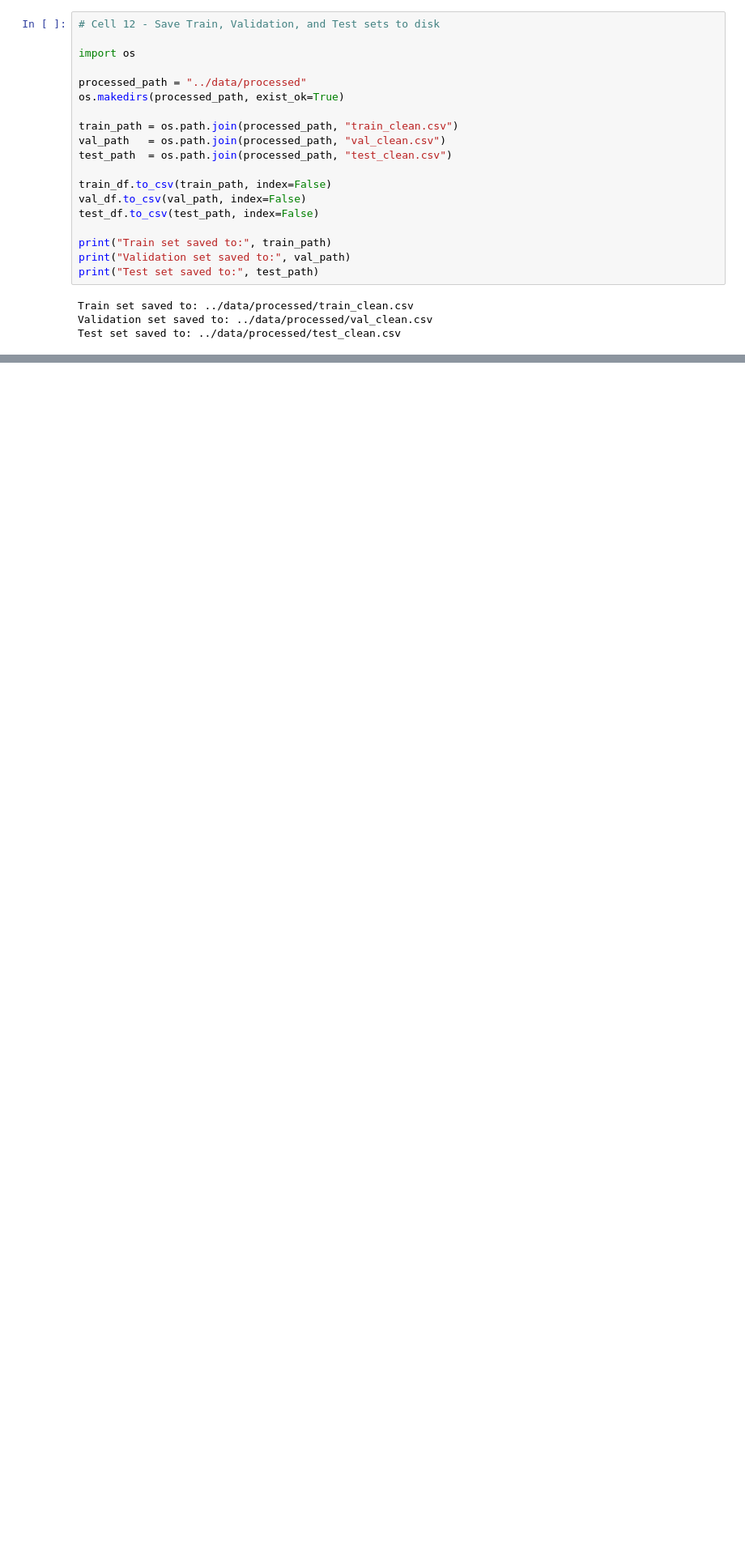
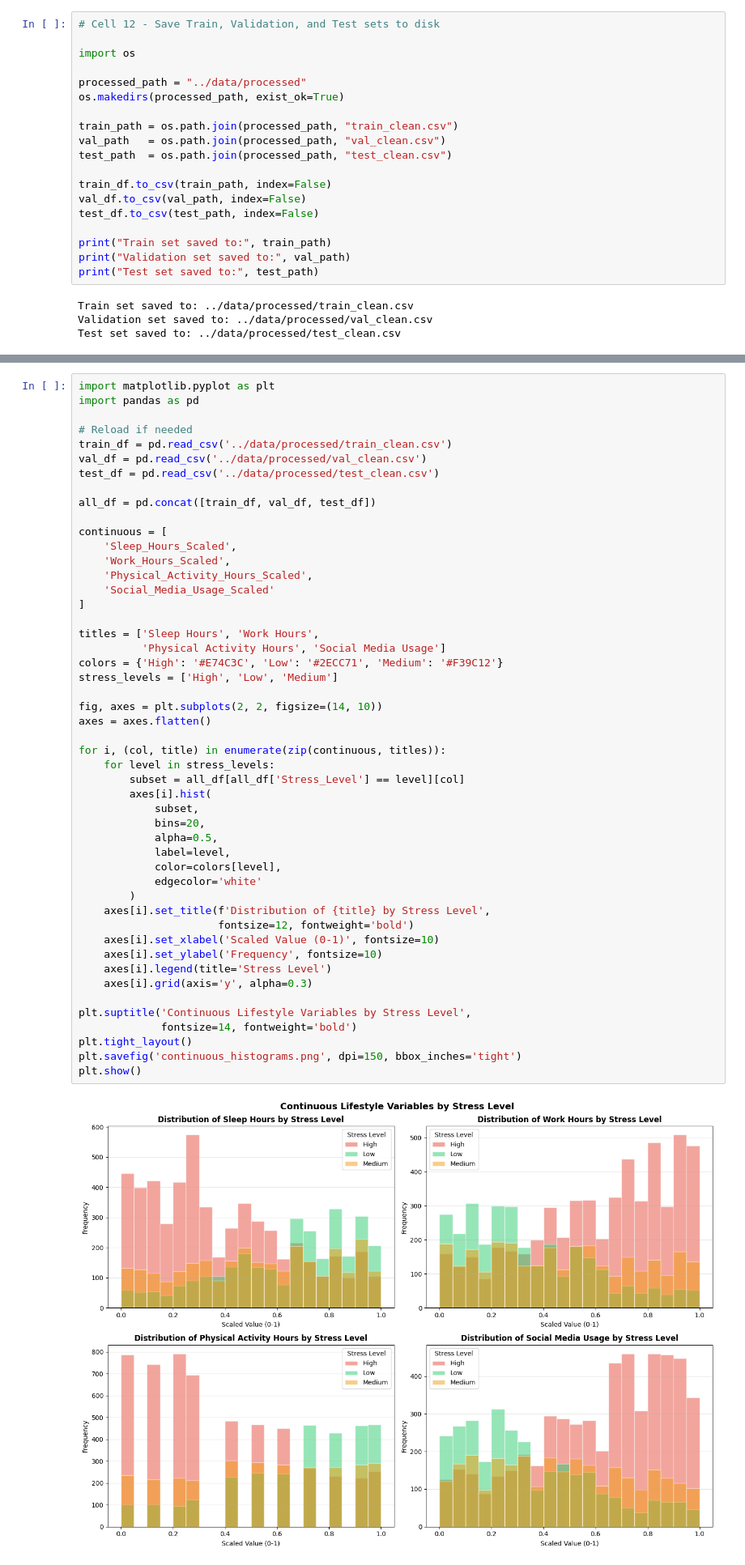
Before and after one commit to RYKELLE/Thesis_Final, a Jupyter notebook: stress-classification-project/notebooks/02_data_preprocessing.ipynb, the cells around one changed output, grey strips where cells are left out. Shown at 81% size. Drawn from its saved outputs; the diff is of its cells as text; blank space fills up the shorter version.

```diff
--- a/stress-classification-project/notebooks/02_data_preprocessing.ipynb
+++ b/stress-classification-project/notebooks/02_data_preprocessing.ipynb
@@ -437,0 +552,51 @@ Test set saved to: ../data/processed/test_clean.csv
+# %%
+import matplotlib.pyplot as plt
+import pandas as pd
+
+# Reload if needed
+train_df = pd.read_csv('../data/processed/train_clean.csv')
+val_df = pd.read_csv('../data/processed/val_clean.csv')
+test_df = pd.read_csv('../data/processed/test_clean.csv')
+
+all_df = pd.concat([train_df, val_df, test_df])
+
+continuous = [
+    'Sleep_Hours_Scaled',
+    'Work_Hours_Scaled',
+    'Physical_Activity_Hours_Scaled',
+    'Social_Media_Usage_Scaled'
+]
+
+titles = ['Sleep Hours', 'Work Hours',
+          'Physical Activity Hours', 'Social Media Usage']
+colors = {'High': '#E74C3C', 'Low': '#2ECC71', 'Medium': '#F39C12'}
+stress_levels = ['High', 'Low', 'Medium']
+
+fig, axes = plt.subplots(2, 2, figsize=(14, 10))
+axes = axes.flatten()
+
+for i, (col, title) in enumerate(zip(continuous, titles)):
+    for level in stress_levels:
+        subset = all_df[all_df['Stress_Level'] == level][col]
+        axes[i].hist(
+            subset,
+            bins=20,
+            alpha=0.5,
+            label=level,
+            color=colors[level],
+            edgecolor='white'
+        )
+    axes[i].set_title(f'Distribution of {title} by Stress Level',
+                      fontsize=12, fontweight='bold')
+    axes[i].set_xlabel('Scaled Value (0-1)', fontsize=10)
+    axes[i].set_ylabel('Frequency', fontsize=10)
+    axes[i].legend(title='Stress Level')
+    axes[i].grid(axis='y', alpha=0.3)
+
+plt.suptitle('Continuous Lifestyle Variables by Stress Level',
+             fontsize=14, fontweight='bold')
+plt.tight_layout()
+plt.savefig('continuous_histograms.png', dpi=150, bbox_inches='tight')
+plt.show()
+# %% [output]
+[figure, added]
```
Also changed, not shown: parts of 8 cells of this notebook, 28 other files.
